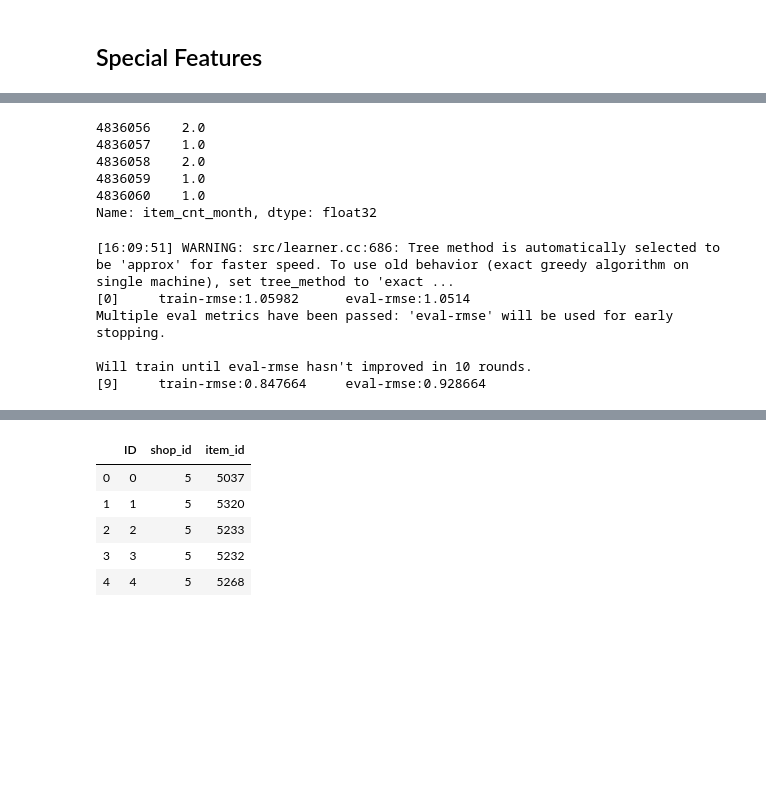
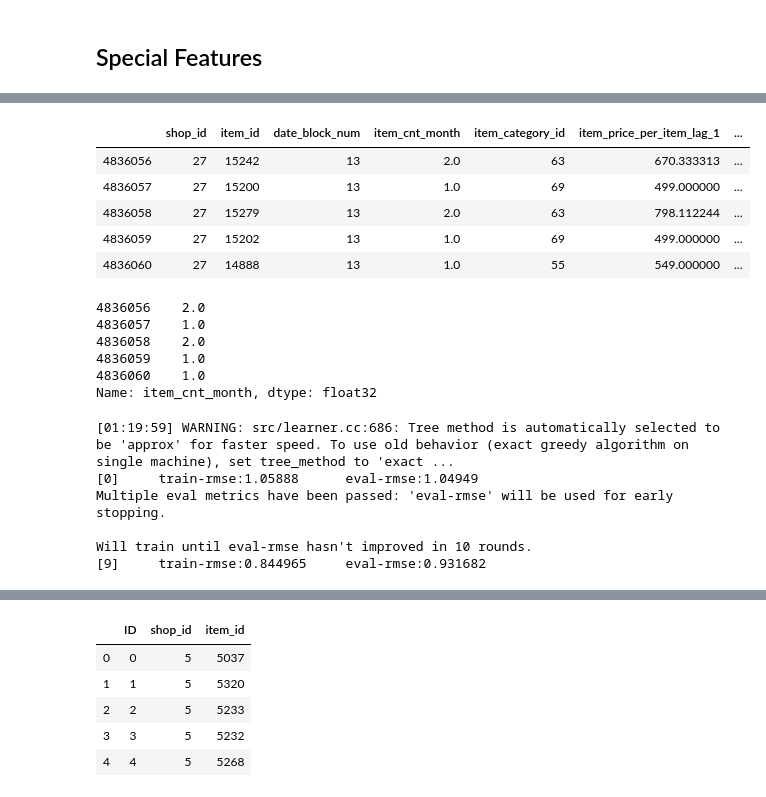
Before and after one commit to YutoShibata07/predict_future_sales, a Jupyter notebook: xgb_ensemble.ipynb, the cells around one changed output, grey strips where cells are left out. Saved outputs shown, nothing was run; the diff lists cells and outputs as text; code cells hidden in the pictures; blank space fills up the shorter version.

```diff
--- a/xgb_ensemble.ipynb
+++ b/xgb_ensemble.ipynb
@@ -137,4 +138,6 @@ item_categories['type'] = item_categories['split'].map(lambda x:x[0].strip())
 item_categories['subtype'] = item_categories['split'].map(lambda x:x[1].strip() if len(x) > 1 else x[0].strip())
 item_categories['type'] = le.fit_transform(item_categories['type'])
 item_categories['subtype'] = le.fit_transform(item_categories['subtype'])
+
+item_categories = item_categories[['type','subtype','item_category_id']]
 # %%
@@ -584,3 +578,12 @@ len(training.columns)
+# %%
+training.head(5)
+# %% [output]
+|  | shop_id | item_id | date_block_num | item_cnt_month | item_category_id | item_price_per_item_lag_1 | ... |
+| 4836056 | 27 | 15242 | 13 | 2.0 | 63 | 670.333313 | ... |
+| 4836057 | 27 | 15200 | 13 | 1.0 | 69 | 499.000000 | ... |
+| 4836058 | 27 | 15279 | 13 | 2.0 | 63 | 798.112244 | ... |
+| 4836059 | 27 | 15202 | 13 | 1.0 | 69 | 499.000000 | ... |
+| 4836060 | 27 | 14888 | 13 | 1.0 | 55 | 549.000000 | ... |
 # %%
 training = downcast_dtypes(training)
 test = downcast_dtypes(test)
@@ -607,6 +610,7 @@ params = {
           'max_depth':10,
           'subsample':0.8,
           'min_child_weight':300,
+          'colsample_bytree':0.8,
           'eta':0.3,'num_round':1000,
           'seed':1,
           'silent':0,
@@ -614,12 +618,12 @@ params = {
          }
 bst = xgb.train(params, xgbtrain, evals=evals, early_stopping_rounds=10, verbose_eval=10)
 # %% [output]
-[16:09:51] WARNING: src/learner.cc:686: Tree method is automatically selected to be 'approx' for faster speed. To use old behavior (exact greedy algorithm on single machine), set tree_method to 'exact ...
-[0]     train-rmse:1.05982      eval-rmse:1.0514
+[01:19:59] WARNING: src/learner.cc:686: Tree method is automatically selected to be 'approx' for faster speed. To use old behavior (exact greedy algorithm on single machine), set tree_method to 'exact ...
+[0]     train-rmse:1.05888      eval-rmse:1.04949
 Multiple eval metrics have been passed: 'eval-rmse' will be used for early stopping.
 
 Will train until eval-rmse hasn't improved in 10 rounds.
-[9]     train-rmse:0.847664     eval-rmse:0.928664
+[9]     train-rmse:0.844965     eval-rmse:0.931682
 # %%
 plot_features(bst, (10,25))
 # %% [output]
```
Also changed, not shown: parts of 23 cells of this notebook.
